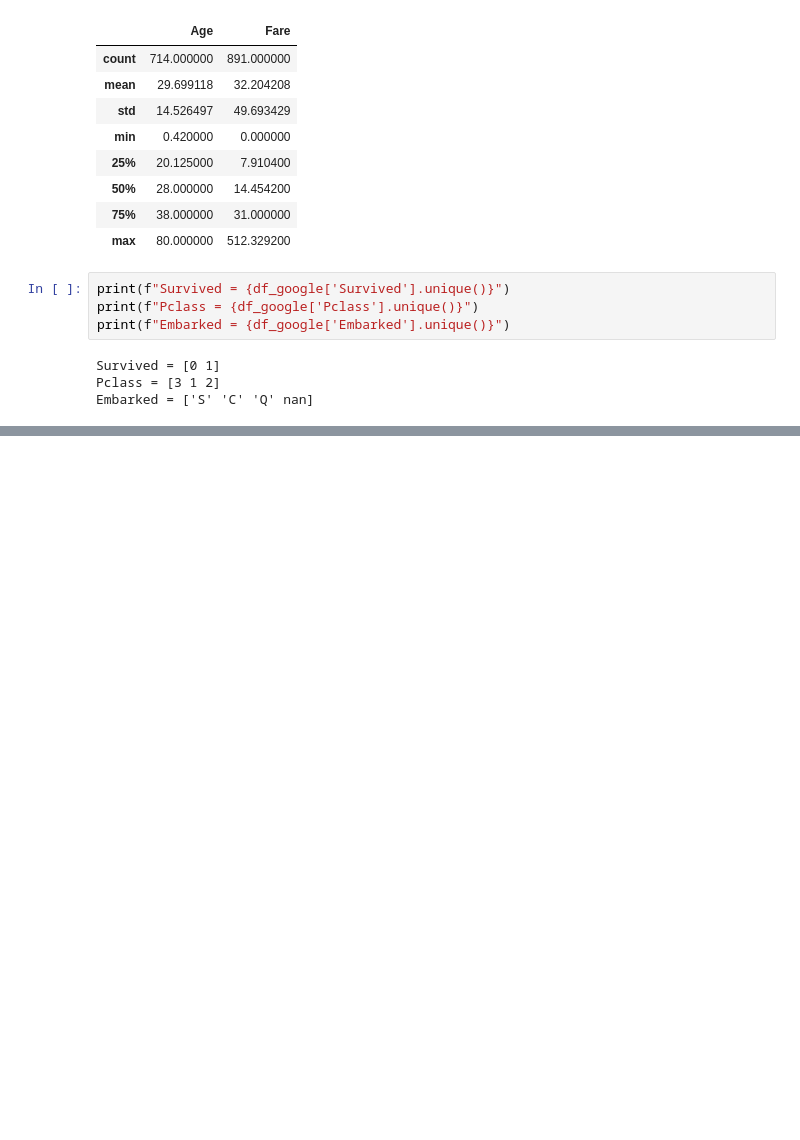
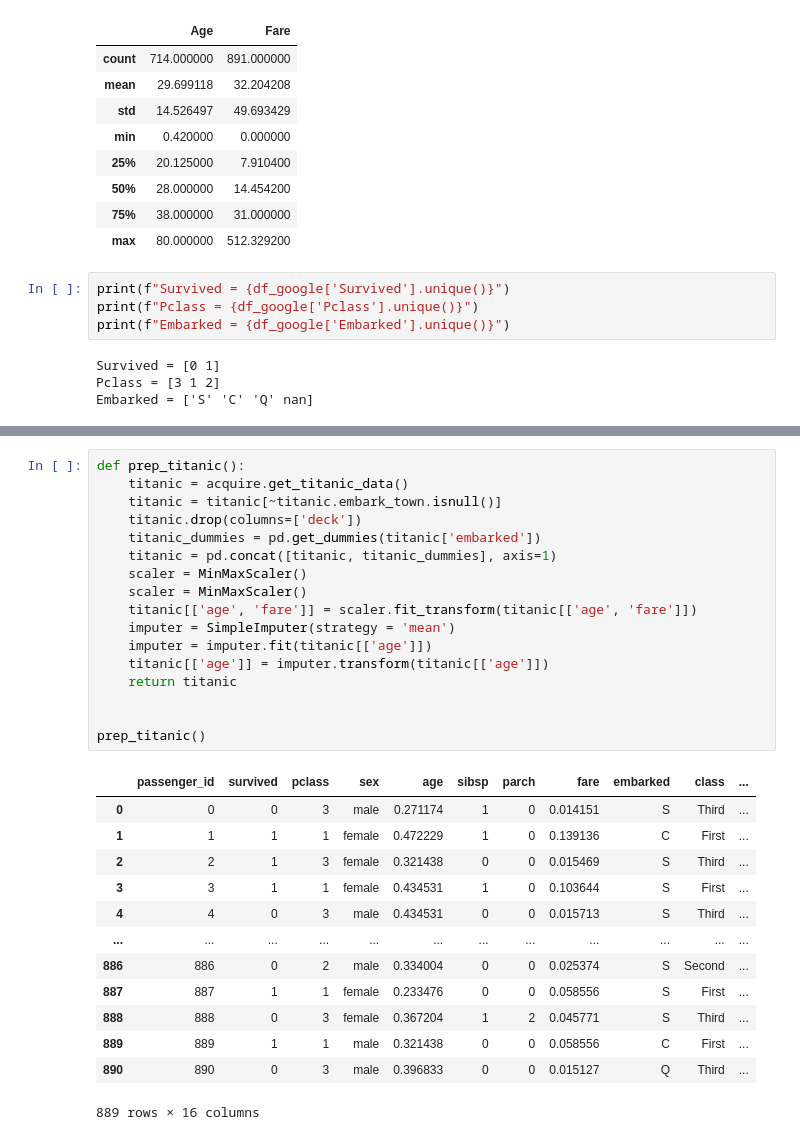
Before and after one commit to datastraine/codeup-data-science, a Jupyter notebook: classification_exercises.ipynb, the cells around one changed output, grey strips where cells are left out. Drawn from its saved outputs; the diff is of its cells as text; blank space fills up the shorter version.

```diff
--- a/classification_exercises.ipynb
+++ b/classification_exercises.ipynb
@@ -162,0 +219,31 @@ Embarked = ['S' 'C' 'Q' nan]
+# %%
+def prep_titanic():
+    titanic = acquire.get_titanic_data()
+    titanic = titanic[~titanic.embark_town.isnull()]
+    titanic.drop(columns=['deck'])
+    titanic_dummies = pd.get_dummies(titanic['embarked'])
+    titanic = pd.concat([titanic, titanic_dummies], axis=1)
+    scaler = MinMaxScaler()
+    scaler = MinMaxScaler()
+    titanic[['age', 'fare']] = scaler.fit_transform(titanic[['age', 'fare']])
+    imputer = SimpleImputer(strategy = 'mean')
+    imputer = imputer.fit(titanic[['age']])
+    titanic[['age']] = imputer.transform(titanic[['age']])
+    return titanic
+
+
+prep_titanic()
+# %% [output]
+|  | passenger_id | survived | pclass | sex | age | sibsp | parch | fare | embarked | class | ... |
+| 0 | 0 | 0 | 3 | male | 0.271174 | 1 | 0 | 0.014151 | S | Third | ... |
+| 1 | 1 | 1 | 1 | female | 0.472229 | 1 | 0 | 0.139136 | C | First | ... |
+| 2 | 2 | 1 | 3 | female | 0.321438 | 0 | 0 | 0.015469 | S | Third | ... |
+| 3 | 3 | 1 | 1 | female | 0.434531 | 1 | 0 | 0.103644 | S | First | ... |
+| 4 | 4 | 0 | 3 | male | 0.434531 | 0 | 0 | 0.015713 | S | Third | ... |
+| ... | ... | ... | ... | ... | ... | ... | ... | ... | ... | ... | ... |
+| 886 | 886 | 0 | 2 | male | 0.334004 | 0 | 0 | 0.025374 | S | Second | ... |
+| 887 | 887 | 1 | 1 | female | 0.233476 | 0 | 0 | 0.058556 | S | First | ... |
+| 888 | 888 | 0 | 3 | female | 0.367204 | 1 | 2 | 0.045771 | S | Third | ... |
+| 889 | 889 | 1 | 1 | male | 0.321438 | 0 | 0 | 0.058556 | C | First | ... |
+| 890 | 890 | 0 | 3 | male | 0.396833 | 0 | 0 | 0.015127 | Q | Third | ... |
+889 rows × 16 columns
```
Also changed, not shown: parts of 5 cells of this notebook, 2 other files.
